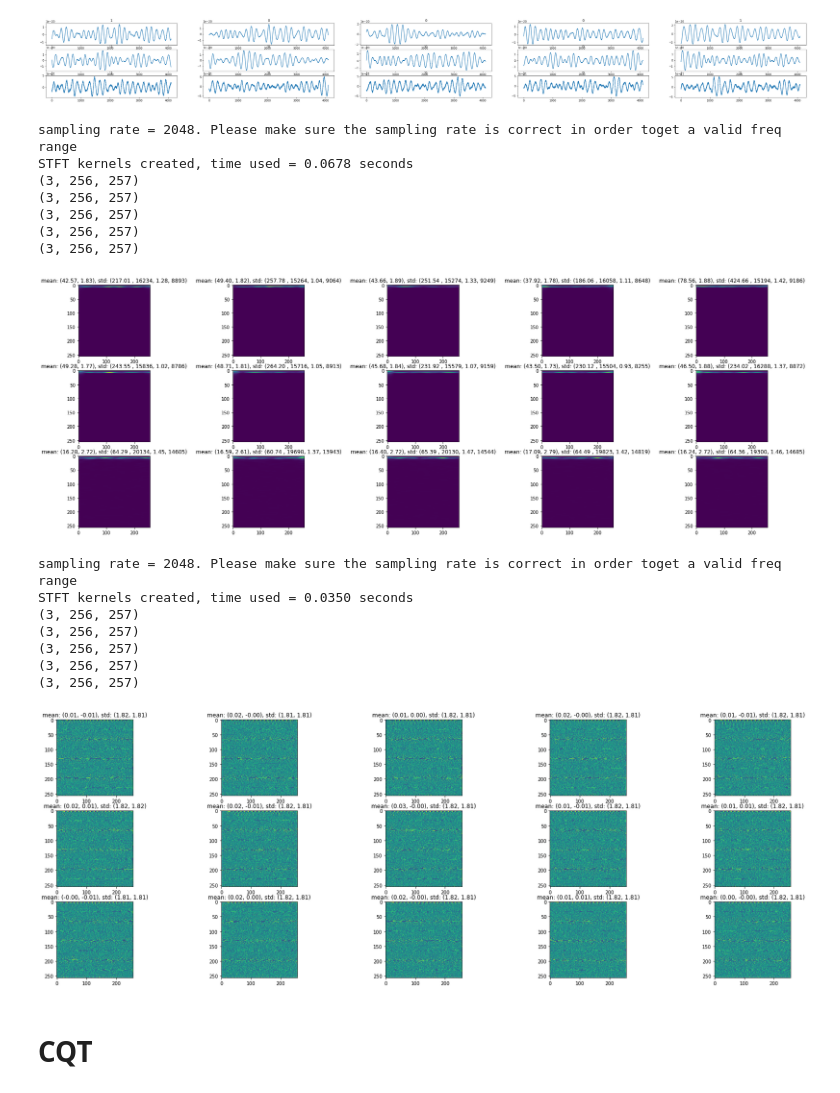
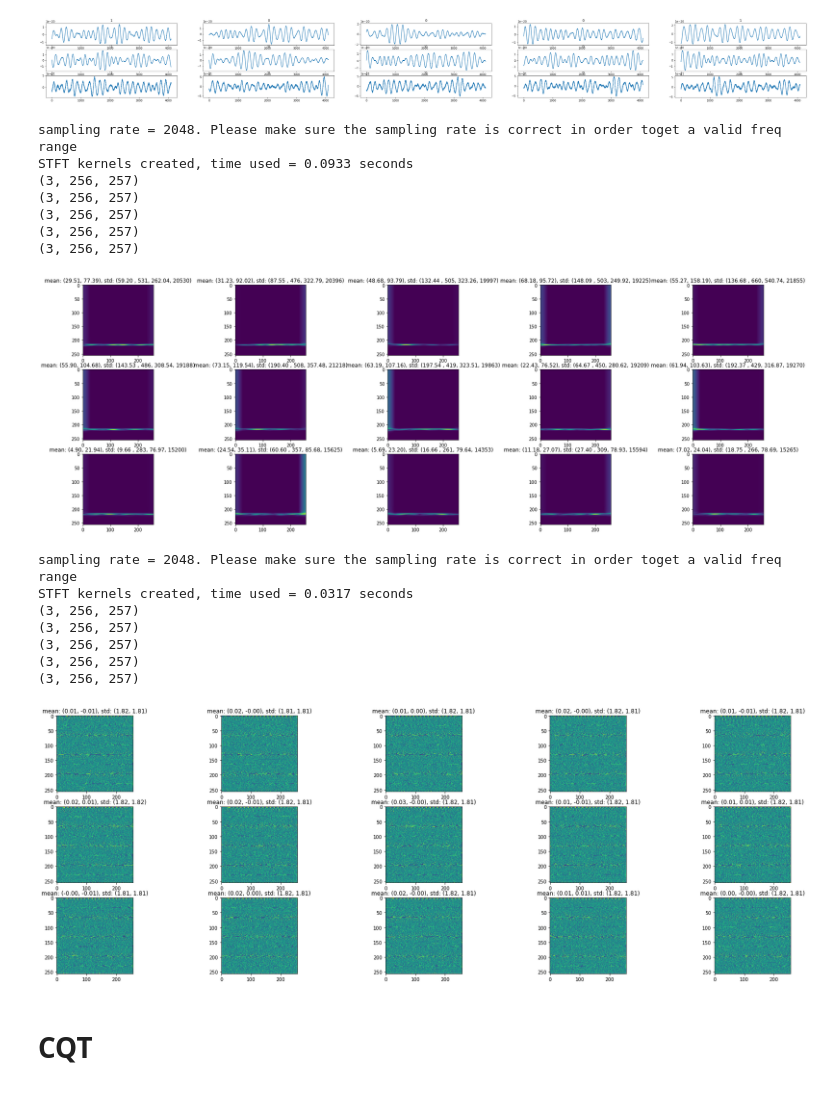
Before and after one commit to blurry-mood/g2net, a Jupyter notebook: eda/eda.ipynb, the cells around one changed output. Cells and saved outputs as stored; diff of their text form; code cells hidden in the pictures.

```diff
--- a/eda/eda.ipynb
+++ b/eda/eda.ipynb
@@ -58,35 +58,35 @@ import torch
 # %%
 """Remarks:
 - freq_scale == log: depicts more than when using linear
 - Lower frequencies are much more present than large ones; values are more diverse
 - There is roughtly twice much unique values in the upper half of spec than in the bottom part
 """
 
 stft = STFT(n_fft=1024, freq_bins=256, hop_length=16, window='hann',
-                sr=2048, fmin=0, fmax=500, center=True,
-                freq_scale='linear', output_format='Magnitude', )
+                sr=2048, fmin=1e-10, fmax=1e3, center=True,
+                freq_scale='log', output_format='Magnitude', )
 axs = plt.subplots(3, 5, figsize=(30, 10))[1]
 
 for i in range(5):
     ts = np.load(df.loc[i, 'id'])
     spec = stft(torch.from_numpy(ts).float()).detach().numpy()*1e21
     print(spec.shape)
     for j in range(3):
         axs[j, i].imshow(spec[j])
         half = spec[j].shape[0]//2
         axs[j, i].set_title(f"mean: ({spec[j][:half].mean():.2f}, {spec[j][half:].mean():.2f}), std: ({spec[j][:half].std():.2f} , {np.unique(spec[j][:half]).shape[0]}, {spec[j][half:].std():.2f}, {np.unique(spec[j][half:]).shape[0]})")
 
 plt.savefig('spectro_stft_magnitude.png')
 plt.show()
 # %% [output]
 sampling rate = 2048. Please make sure the sampling rate is correct in order toget a valid freq range
-STFT kernels created, time used = 0.0678 seconds
+STFT kernels created, time used = 0.0933 seconds
 (3, 256, 257)
 (3, 256, 257)
 (3, 256, 257)
 (3, 256, 257)
 (3, 256, 257)
-[figure, old version]
+[figure, new version]
 # %%
 """Remarks:
 - all angles are uniformly distributed in the spec
@@ -110,7 +110,7 @@ plt.savefig('spectro_stft_phase.png')
 plt.show()
 # %% [output]
 sampling rate = 2048. Please make sure the sampling rate is correct in order toget a valid freq range
-STFT kernels created, time used = 0.0350 seconds
+STFT kernels created, time used = 0.0317 seconds
 (3, 256, 257)
 (3, 256, 257)
 (3, 256, 257)
```
Also changed, not shown: parts of 4 cells of this notebook, 9 other files.
